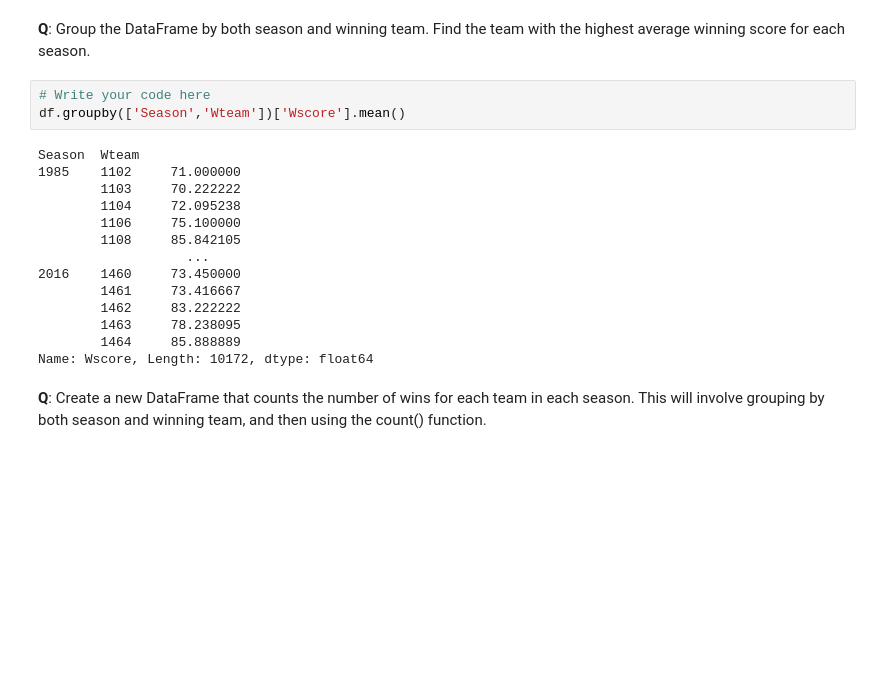
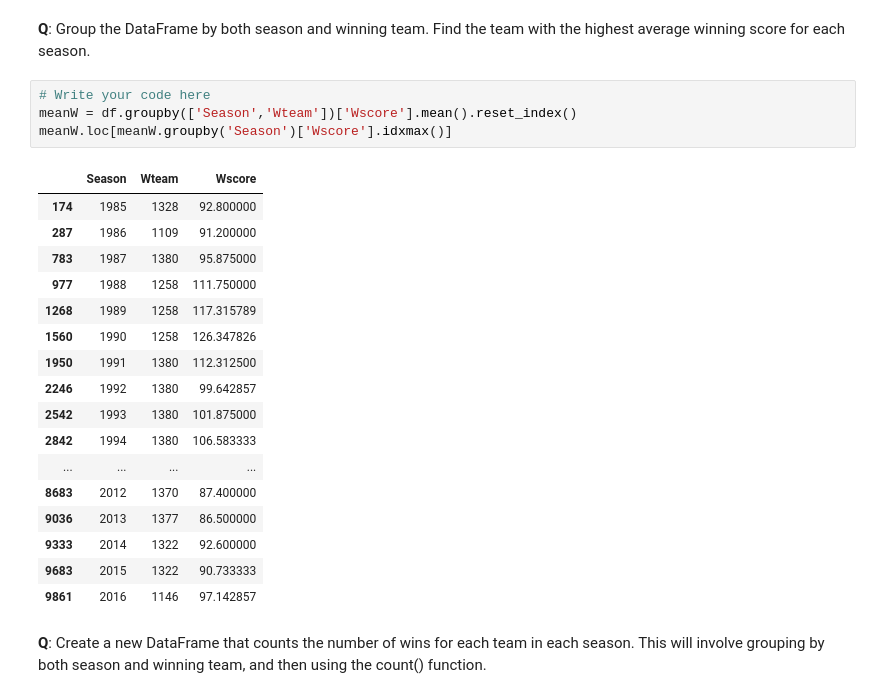
Before and after one commit to brynet4183/62444, a Jupyter notebook: individual/pt_s215520.ipynb, the cells around one changed output. Saved outputs shown, nothing was run; the diff lists cells and outputs as text; blank space fills up the shorter version.

```diff
--- a/individual/pt_s215520.ipynb
+++ b/individual/pt_s215520.ipynb
@@ -407,21 +409,26 @@ Name: Wscore, Length: 364, dtype: int64
 **Q**: Group the DataFrame by both season and winning team. Find the team with the highest average winning score for each season.
 # %%
 # Write your code here
-df.groupby(['Season','Wteam'])['Wscore'].mean()
+meanW = df.groupby(['Season','Wteam'])['Wscore'].mean().reset_index()
+meanW.loc[meanW.groupby('Season')['Wscore'].idxmax()]
 # %% [output]
-Season  Wteam
-1985    1102     71.000000
-        1103     70.222222
-        1104     72.095238
-        1106     75.100000
-        1108     85.842105
-                   ...
-2016    1460     73.450000
-        1461     73.416667
-        1462     83.222222
-        1463     78.238095
-        1464     85.888889
-Name: Wscore, Length: 10172, dtype: float64
+|  | Season | Wteam | Wscore |
+| 174 | 1985 | 1328 | 92.800000 |
+| 287 | 1986 | 1109 | 91.200000 |
+| 783 | 1987 | 1380 | 95.875000 |
+| 977 | 1988 | 1258 | 111.750000 |
+| 1268 | 1989 | 1258 | 117.315789 |
+| 1560 | 1990 | 1258 | 126.347826 |
+| 1950 | 1991 | 1380 | 112.312500 |
+| 2246 | 1992 | 1380 | 99.642857 |
+| 2542 | 1993 | 1380 | 101.875000 |
+| 2842 | 1994 | 1380 | 106.583333 |
+| ... | ... | ... | ... |
+| 8683 | 2012 | 1370 | 87.400000 |
+| 9036 | 2013 | 1377 | 86.500000 |
+| 9333 | 2014 | 1322 | 92.600000 |
+| 9683 | 2015 | 1322 | 90.733333 |
+| 9861 | 2016 | 1146 | 97.142857 |
 # %% [markdown]
 **Q**: Create a new DataFrame that counts the number of wins for each team in each season. This will involve grouping by both season and winning team, and then using the count() function.
 # %%
```
Also changed, not shown: parts of 6 cells of this notebook.
